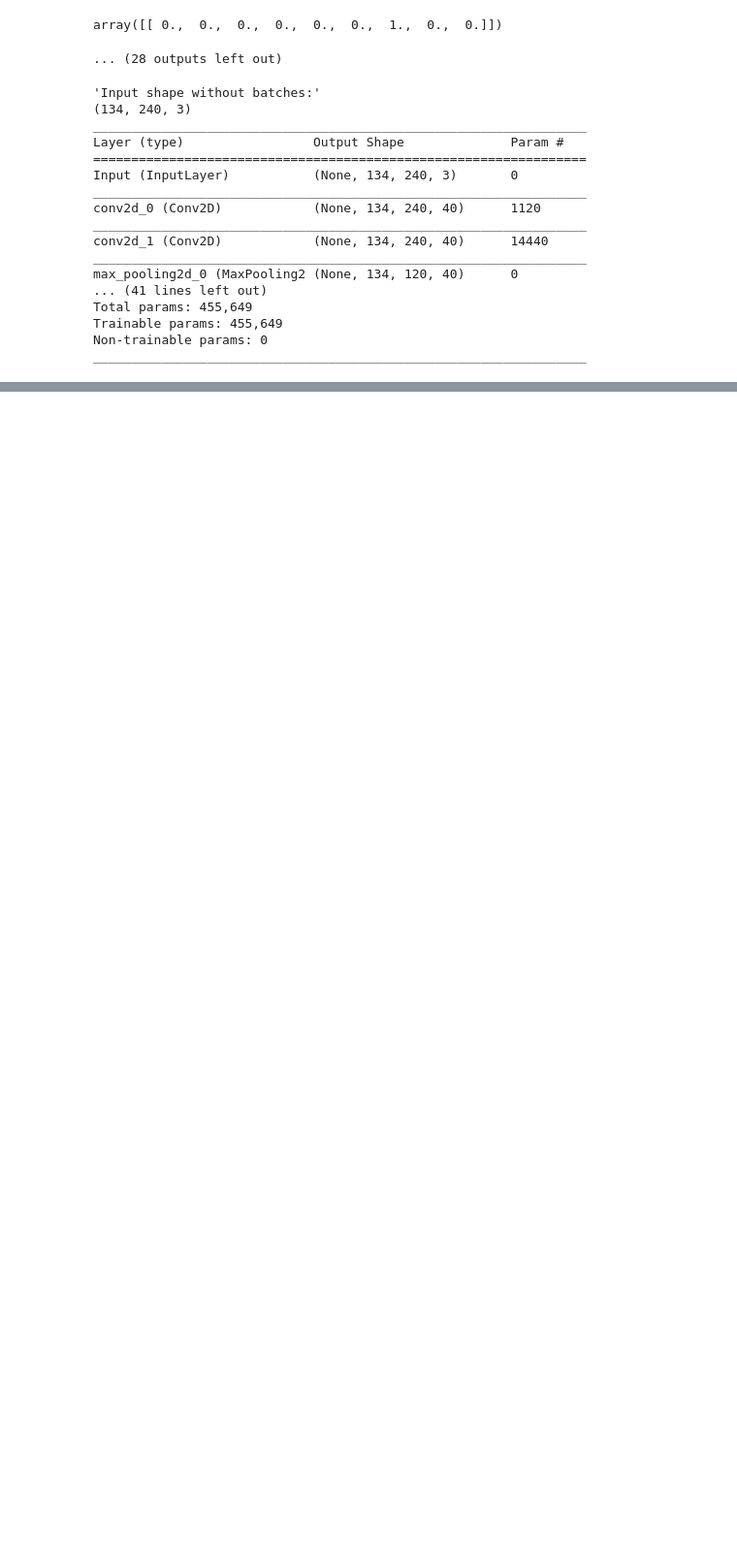
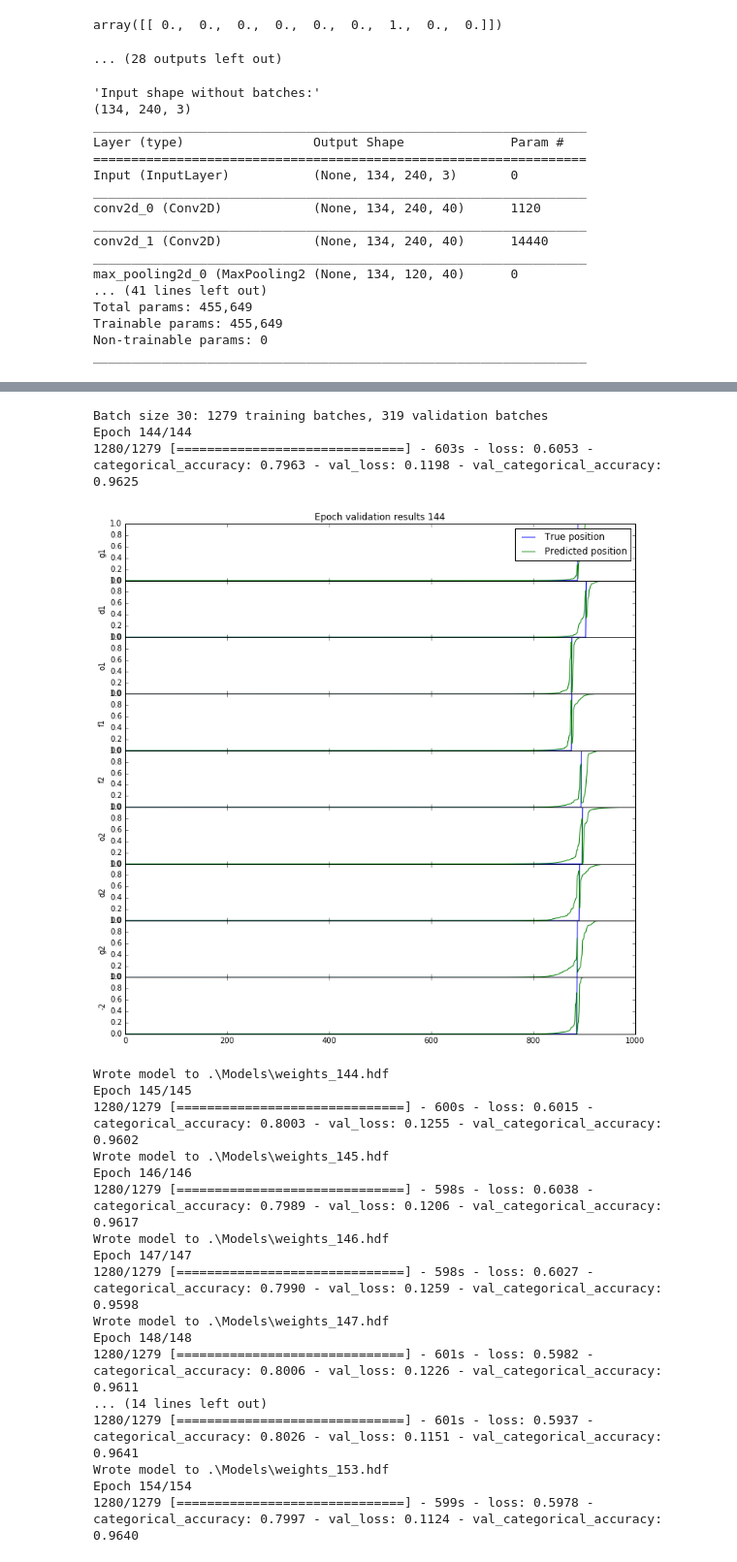
Before and after one commit to glmcdona/FoosSegmentation, a Jupyter notebook: ReleasedModels/BallTrackingV1/TrainingNotebookBackup/BallTracking.ipynb, the cells around one changed output, grey strips where cells are left out. Shown at 97% size. Cells and saved outputs as stored; diff of their text form; code cells hidden in the pictures; blank space fills up the shorter version.

```diff
--- a/ReleasedModels/BallTrackingV1/TrainingNotebookBackup/BallTracking.ipynb
+++ b/ReleasedModels/BallTrackingV1/TrainingNotebookBackup/BallTracking.ipynb
@@ -532,0 +533,65 @@ Epoch 51/51
+# %%
+# For a multi-class classification problem
+model.compile(optimizer=keras.optimizers.RMSprop(lr=0.000005),
+#model.compile(optimizer=keras.optimizers.adam(),
+              loss='categorical_crossentropy',
+              metrics=['categorical_accuracy'])
+
+# Was ran on the above simple model, not pre-trained Inceptionv3 run.
+epoch = 143
+#batches_validation_per_epoch = 50
+#batches_training_per_epoch = 400
+batch_size = 30
+batches_training_per_epoch = int(training.length / batch_size) / 5
+batches_validation_per_epoch = int(validation.length / batch_size) / 5
+print("Batch size %i: %i training batches, %i validation batches" % (batch_size, batches_training_per_epoch, batches_validation_per_epoch) )
+WEIGHTS_FNAME = '.\\Models\\weights_%i.hdf'
+MODELS_FNAME = '.\\Models\\models_%i.h5'
+
+for i in range(500):
+    model.fit_generator(
+        TrainBatchGen(batch_size, training=training),
+        batches_training_per_epoch,
+        epochs=epoch+1,
+        verbose=1,
+        callbacks=None,
+        class_weight=None,
+        max_q_size=50,
+        workers=50,
+        validation_data=ValidationBatchGen(batch_size, validation),
+        validation_steps = batches_validation_per_epoch,
+        pickle_safe=False,
+        initial_epoch=epoch)
+
+    epoch += 1
+
+    # Plot occasional validation data plot
+    if i % 10 == 0:
+        plot_validate(ValidationBatchGen(batch_size, validation), model, 1000, "Epoch validation results %i" % epoch, output_names)
+
+    # Save the model
+    model.save_weights(WEIGHTS_FNAME % epoch)
+    model.save(MODELS_FNAME % epoch)
+    print(("Wrote model to " + WEIGHTS_FNAME )  % epoch)
+# %% [output]
+Batch size 30: 1279 training batches, 319 validation batches
+Epoch 144/144
+1280/1279 [==============================] - 603s - loss: 0.6053 - categorical_accuracy: 0.7963 - val_loss: 0.1198 - val_categorical_accuracy: 0.9625
+[figure, added]
+Wrote model to .\Models\weights_144.hdf
+Epoch 145/145
+1280/1279 [==============================] - 600s - loss: 0.6015 - categorical_accuracy: 0.8003 - val_loss: 0.1255 - val_categorical_accuracy: 0.9602
+Wrote model to .\Models\weights_145.hdf
+Epoch 146/146
+1280/1279 [==============================] - 598s - loss: 0.6038 - categorical_accuracy: 0.7989 - val_loss: 0.1206 - val_categorical_accuracy: 0.9617
+Wrote model to .\Models\weights_146.hdf
+Epoch 147/147
+1280/1279 [==============================] - 598s - loss: 0.6027 - categorical_accuracy: 0.7990 - val_loss: 0.1259 - val_categorical_accuracy: 0.9598
+Wrote model to .\Models\weights_147.hdf
+Epoch 148/148
+1280/1279 [==============================] - 601s - loss: 0.5982 - categorical_accuracy: 0.8006 - val_loss: 0.1226 - val_categorical_accuracy: 0.9611
+... (14 lines left out)
+1280/1279 [==============================] - 601s - loss: 0.5937 - categorical_accuracy: 0.8026 - val_loss: 0.1151 - val_categorical_accuracy: 0.9641
+Wrote model to .\Models\weights_153.hdf
+Epoch 154/154
+1280/1279 [==============================] - 599s - loss: 0.5978 - categorical_accuracy: 0.7997 - val_loss: 0.1124 - val_categorical_accuracy: 0.9640
```
Also changed, not shown: parts of 4 cells of this notebook, 4 other files.
